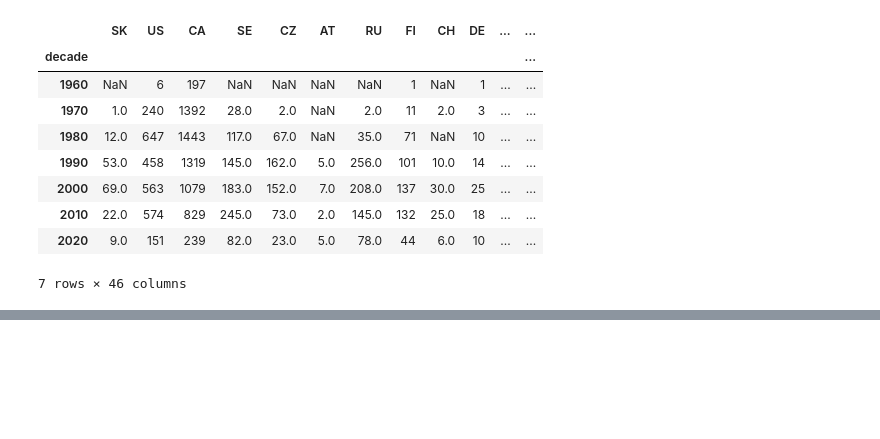
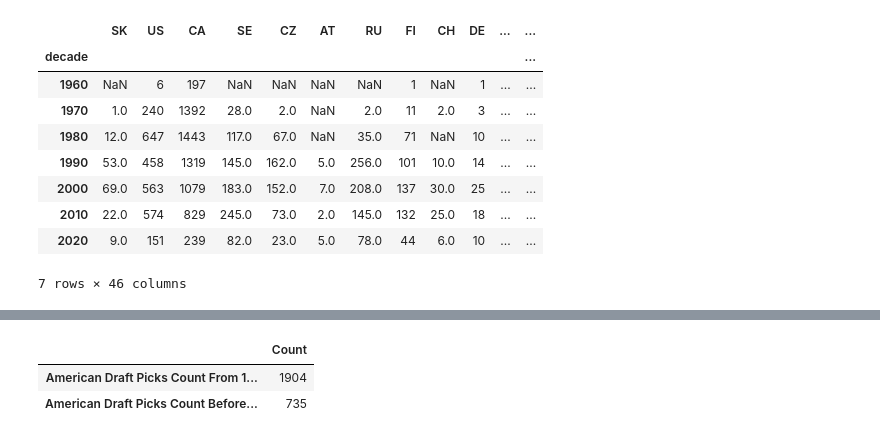
Before and after one commit to samwallach7/Project1-DELTS, a Jupyter notebook: nhldraft.ipynb, the cells around one changed output, grey strips where cells are left out. Drawn from its saved outputs; the diff is of its cells as text; code cells hidden in the pictures; blank space fills up the shorter version.

```diff
--- a/nhldraft.ipynb
+++ b/nhldraft.ipynb
@@ -272,0 +355,10 @@ result_df2.head(7)
+# %%
+lena={"American Draft Picks Count From 1988 to 2022":lena_after_1988, "American Draft Picks Count Before 1988":lena_before_1988 }
+# Create a DataFrame from the dictionary
+lena_df = pd.DataFrame.from_dict(lena, orient='index', columns=['Count'])
+Save=lena_df.to_csv("Resources/leana_request.csv")
+lena_df
+# %% [output]
+|  | Count |
+| American Draft Picks Count From 1... | 1904 |
+| American Draft Picks Count Before... | 735 |
```
Also changed, not shown: parts of 12 cells of this notebook, 5 other files.
